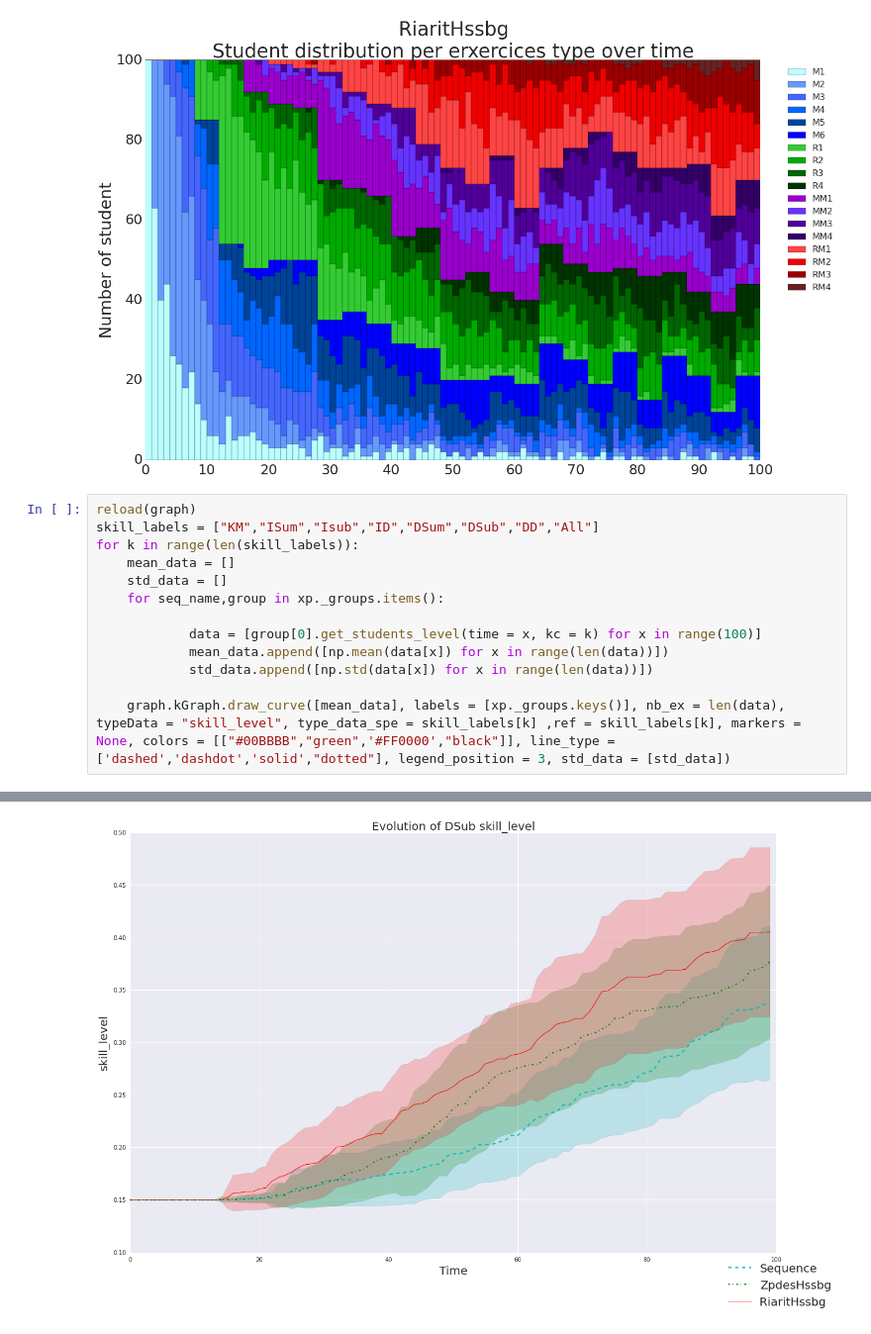
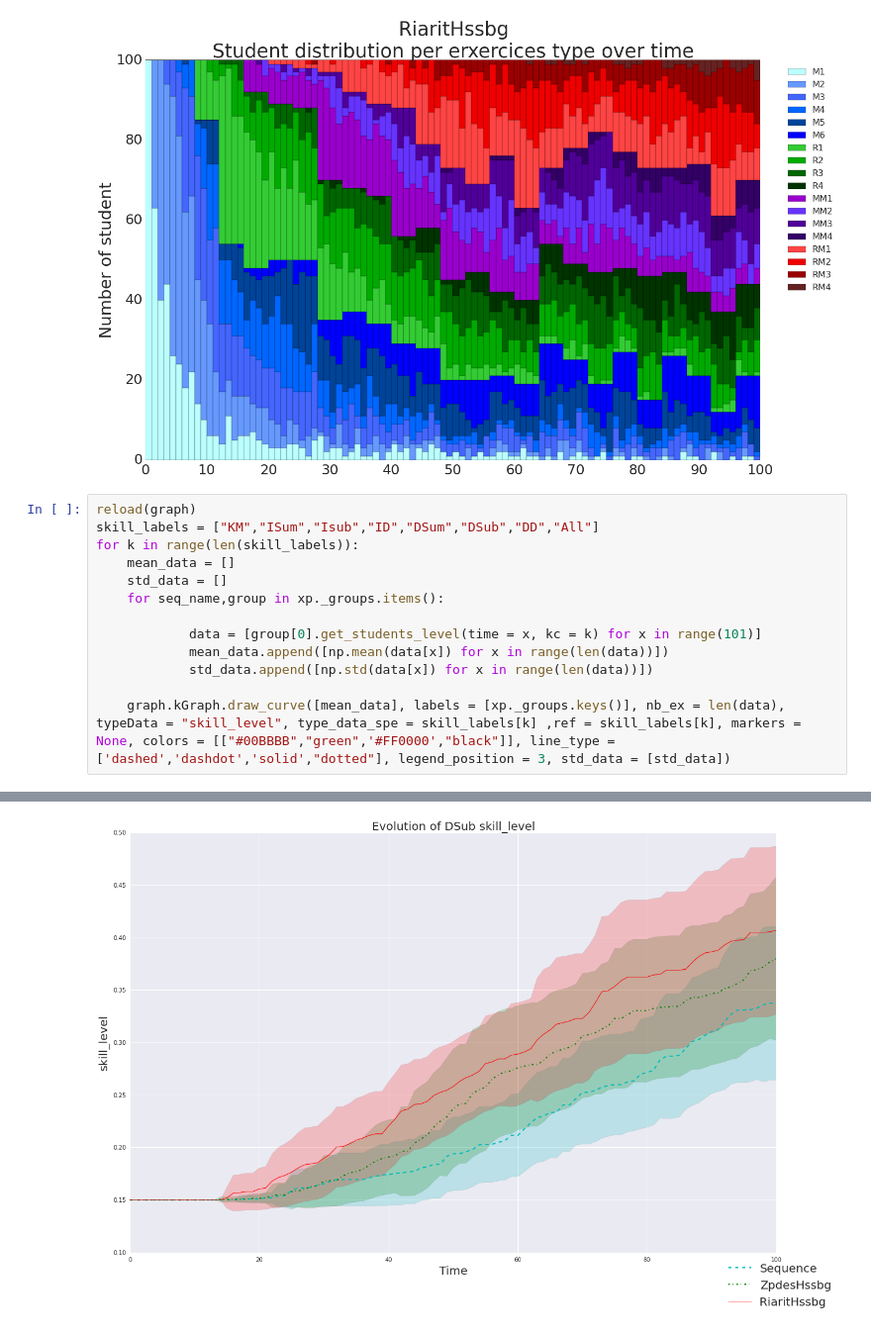
Before and after one commit to edlee123/kidlearn, a Jupyter notebook: notebooks/KidlearnStarter/KidlearnStarter.ipynb, the cells around one changed output, grey strips where cells are left out. Shown at 99% size. Cells and saved outputs as stored; diff of their text form.

```diff
--- a/notebooks/KidlearnStarter/KidlearnStarter.ipynb
+++ b/notebooks/KidlearnStarter/KidlearnStarter.ipynb
@@ -125,7 +125,7 @@ for k in range(len(skill_labels)):
     std_data = []
     for seq_name,group in xp._groups.items():
 
-            data = [group[0].get_students_level(time = x, kc = k) for x in range(100)]
+            data = [group[0].get_students_level(time = x, kc = k) for x in range(101)]
             mean_data.append([np.mean(data[x]) for x in range(len(data))])
             std_data.append([np.std(data[x]) for x in range(len(data))])
 
@@ -139 +139 @@ for k in range(len(skill_labels)):
-[figure, old version]
+[figure, new version]
```
Also changed, not shown: parts of 1 cell of this notebook, 1 other file.
